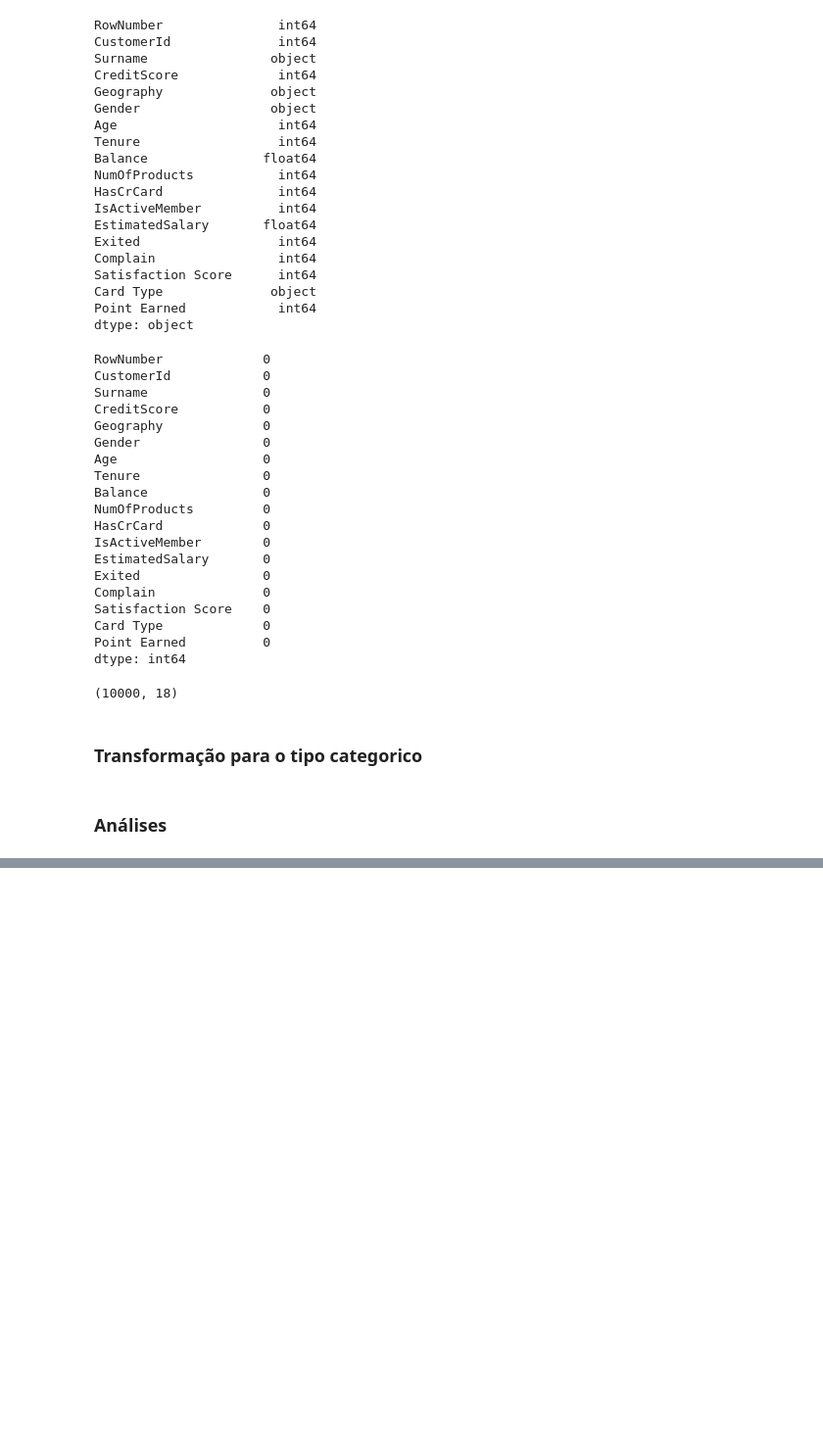
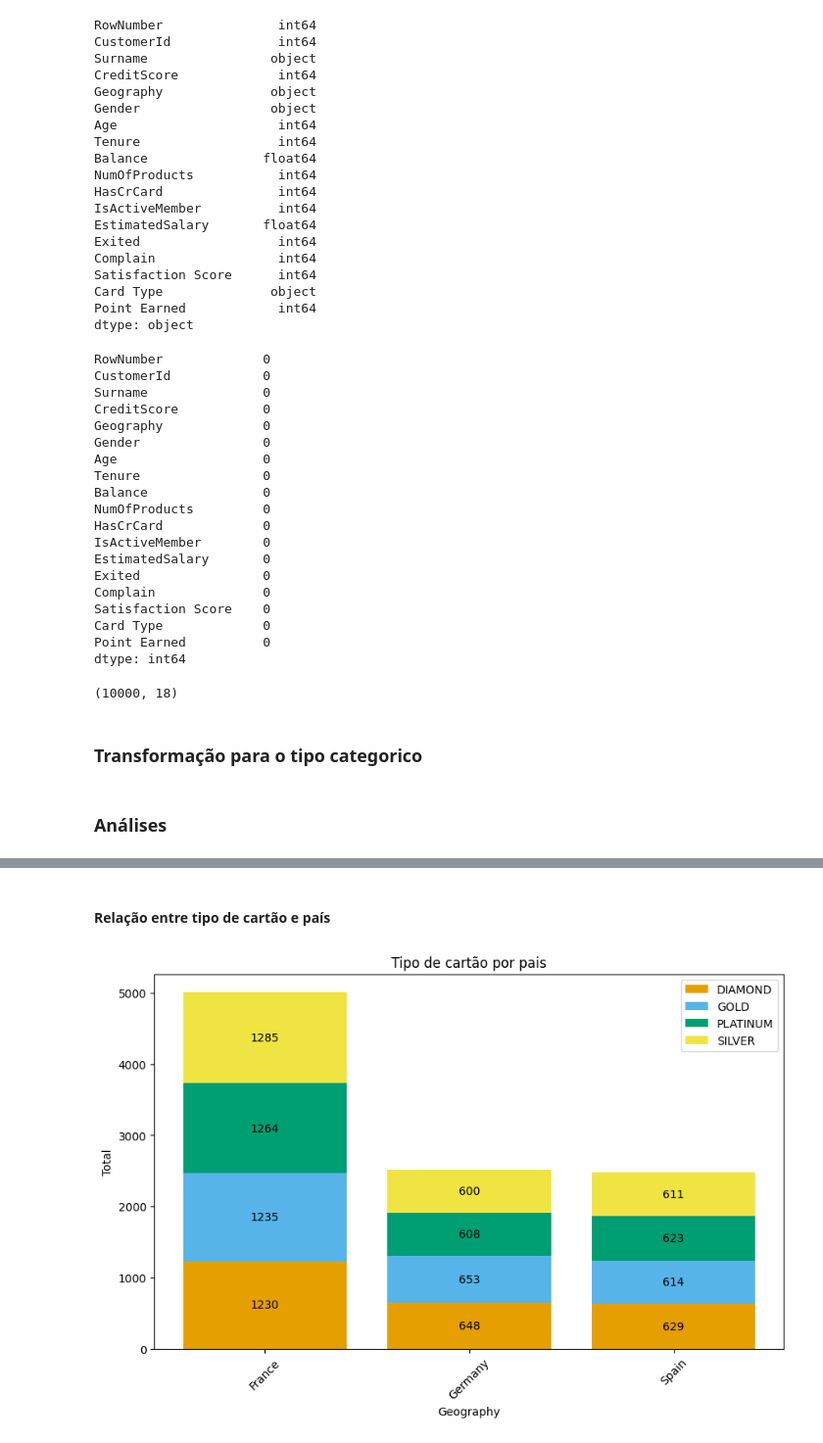
Before and after one commit to italorizzo/bankChurn, a Jupyter notebook: descriptive_analytics/descritive.ipynb, the cells around one changed output, grey strips where cells are left out. Shown at 98% size. Drawn from its saved outputs; the diff is of its cells as text; code cells hidden in the pictures; blank space fills up the shorter version.

```diff
--- a/descriptive_analytics/descritive.ipynb
+++ b/descriptive_analytics/descritive.ipynb
@@ -122,0 +215,12 @@ df['Exited'] = df['Exited'].astype('category')
+# %% [markdown]
+#### Relação entre tipo de cartão e país
+# %%
+card = df.groupby(['Geography', 'Card Type']).agg(
+    {'CustomerId': 'nunique'}
+).reset_index()
+
+card_pivoted = card.pivot(index='Geography', columns='Card Type', values='CustomerId').reset_index()
+
+plot_chart(card_pivoted, [col for col in card_pivoted.columns if col != 'Geography'], 'Geography', 'stacked_bar', title='Tipo de cartão por pais', show_legend=True)
+# %% [output]
+[figure, added]
```
Also changed, not shown: parts of 35 cells of this notebook.
